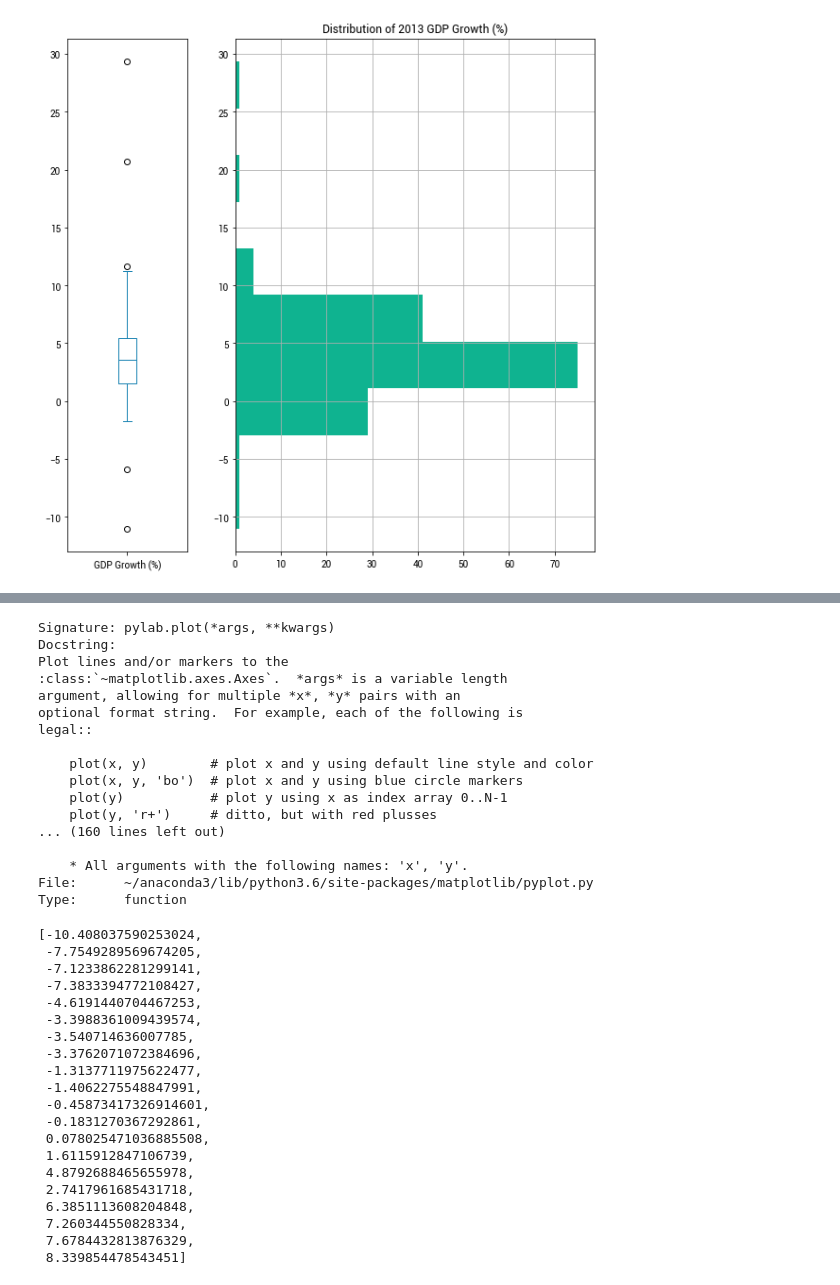
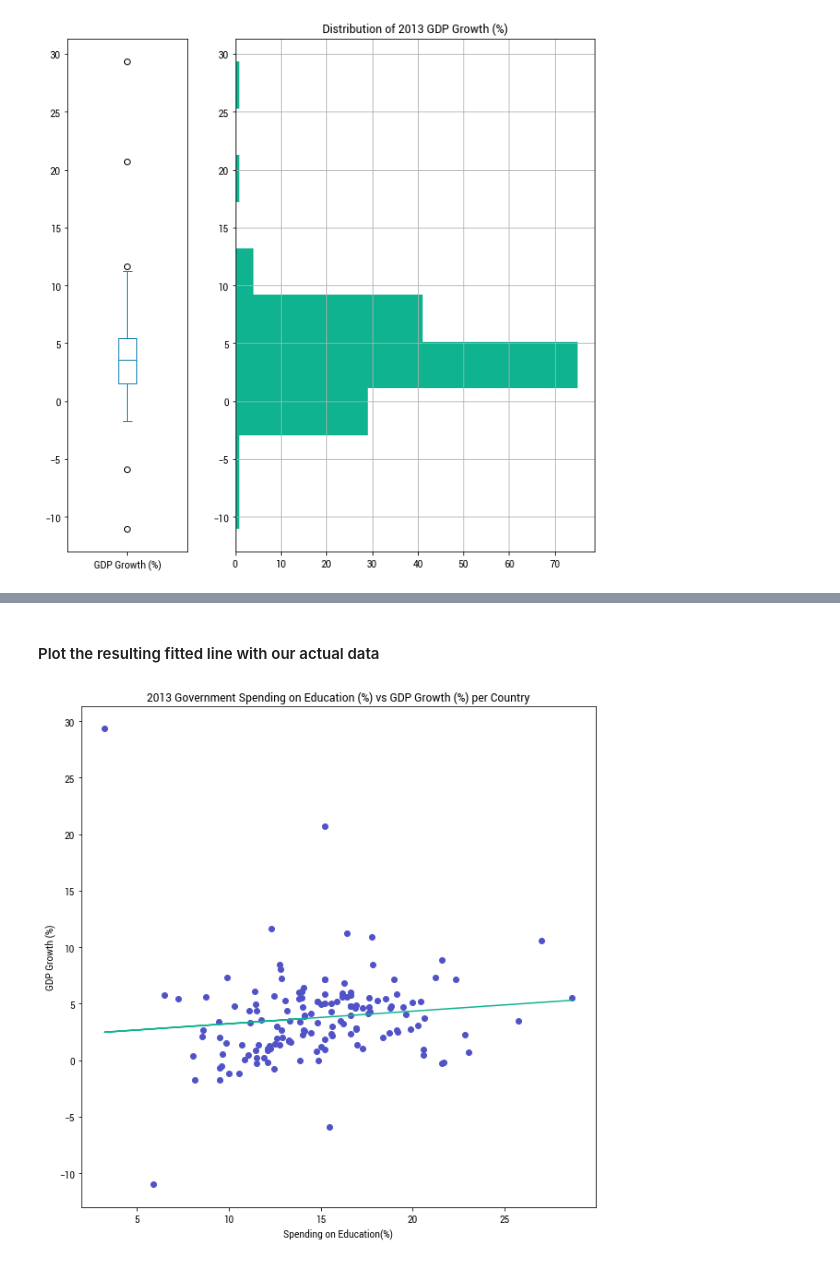
Before and after one commit to magtanggol03/dec130, a Jupyter notebook: notebooks/01 Regression Analysis.ipynb, the cells around one changed output, grey strips where cells are left out. Drawn from its saved outputs; the diff is of its cells as text; code cells hidden in the pictures.

```diff
--- a/notebooks/01 Regression Analysis.ipynb
+++ b/notebooks/01 Regression Analysis.ipynb
@@ -54,3 +77,3 @@ plt.show()
 # %%
-# Note the difference in argument order
-model = sm.OLS(merged_df['GDP Growth (%)'], merged_df['Spending on Education(%)']).fit()
+model = sm.OLS(merged_df['GDP Growth (%)'], sm.add_constant(merged_df['Spending on Education(%)'])).fit()
+model.summary()
@@ -87,43 +98,14 @@ plt.show()
-# %%
-pylab.plot?
-# %% [output]
-Signature: pylab.plot(*args, **kwargs)
-Docstring:
-Plot lines and/or markers to the
-:class:`~matplotlib.axes.Axes`.  *args* is a variable length
-argument, allowing for multiple *x*, *y* pairs with an
-optional format string.  For example, each of the following is
-legal::
-
-    plot(x, y)        # plot x and y using default line style and color
-    plot(x, y, 'bo')  # plot x and y using blue circle markers
-    plot(y)           # plot y using x as index array 0..N-1
-    plot(y, 'r+')     # ditto, but with red plusses
-... (160 lines left out)
-
-    * All arguments with the following names: 'x', 'y'.
-File:      ~/anaconda3/lib/python3.6/site-packages/matplotlib/pyplot.py
-Type:      function
-# %%
-x
-# %% [output]
-[-10.408037590253024,
- -7.7549289569674205,
- -7.1233862281299141,
- -7.3833394772108427,
- -4.6191440704467253,
- -3.3988361009439574,
- -3.540714636007785,
- -3.3762071072384696,
- -1.3137711975622477,
- -1.4062275548847991,
- -0.45873417326914601,
- -0.1831270367292861,
- 0.078025471036885508,
- 1.6115912847106739,
- 4.8792688465655978,
- 2.7417961685431718,
- 6.3851113608204848,
- 7.260344550828334,
- 7.6784432813876329,
- 8.339854478543451]
+# %% [markdown]
+#### Plot the resulting fitted line with our actual data
+# %%
+const = model.params['const']
+beta = model.params['Spending on Education(%)']
+plt.figure(figsize = (10,10))
+plt.scatter(x = merged_df['Spending on Education(%)'], y = merged_df['GDP Growth (%)'], color = col[0])
+plt.xlabel(merged_df.columns[0])
+plt.ylabel(merged_df.columns[1])
+plt.title('2013 Government Spending on Education (%) vs GDP Growth (%) per Country')
+pylab.plot(merged_df['Spending on Education(%)'], const + beta*merged_df['Spending on Education(%)'], color = col[2])
+plt.show()
+# %% [output]
+[figure, added]
```
Also changed, not shown: parts of 13 cells of this notebook, 5 other files.
